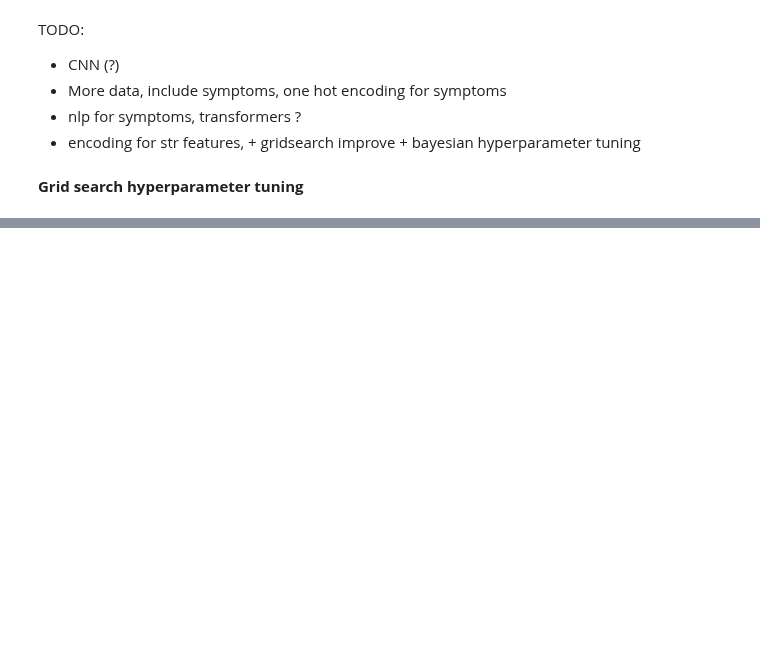
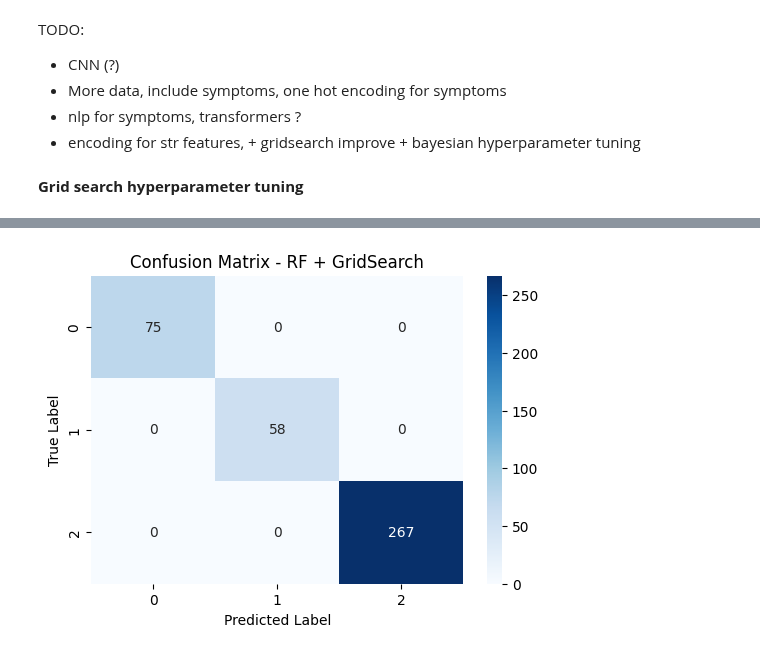
Before and after one commit to maxvonlancaster/nlp-fuzzy, a Jupyter notebook: src/medical.ipynb, the cells around one changed output, grey strips where cells are left out. Drawn from its saved outputs; the diff is of its cells as text; code cells hidden in the pictures; blank space fills up the shorter version.

```diff
--- a/src/medical.ipynb
+++ b/src/medical.ipynb
@@ -297,0 +330,83 @@ weighted avg       0.65      0.69      0.65       400
+# %%
+from sklearn.svm import SVC
+from sklearn.model_selection import train_test_split
+from sklearn.metrics import classification_report, accuracy_score, confusion_matrix
+# from sklearn.model_selection import GridSearchCV
+import seaborn as sns
+from sklearn.preprocessing import LabelEncoder
+from xgboost import XGBClassifier
+from skopt import BayesSearchCV
+
+le = LabelEncoder()
+
+
+
+data['Gender_encoded'] = le.fit_transform(data['Gender'])
+data['Treatment_Plan_encoded'] = le.fit_transform(data['Treatment_Plan'])
+data['Symptom_1_encoded'] = le.fit_transform(data['Symptom_1'])
+data['Symptom_2_encoded'] = le.fit_transform(data['Symptom_2'])
+data['Symptom_3_encoded'] = le.fit_transform(data['Symptom_3'])
+
+
+numerical_features = ['Oxygen_Saturation_%', 'Heart_Rate_bpm', 'Body_Temperature_C_scaled',
+                      'Blood_Pressure_mmHg_upper', 'Blood_Pressure_mmHg_lower', 'Age', 'Gender_encoded',
+                      'Symptom_1_encoded', 'Symptom_2_encoded', 'Symptom_3_encoded']
+
+X = data[numerical_features]
+y = data['Treatment_Plan_encoded']
+
+print(len(X), len(y))
+
+X_train, X_test, y_train, y_test = train_test_split(X, y, test_size=0.2, random_state=42)
+
+param_space = {
+    # Tree parameters
+    "max_depth": [3, 4, 5, 6, 8, 10],
+    "min_child_weight": [1, 2, 3, 5, 7, 10],
+    # "gamma": [0, 0.1, 0.2, 0.3, 0.5],
+    # "subsample": [0.5, 0.6, 0.7, 0.8, 0.9, 1.0],
+    # "colsample_bytree": [0.5, 0.6, 0.7, 0.8, 0.9, 1.0],
+
+    # Learning parameters
+    # "learning_rate": [0.001, 0.01, 0.05, 0.1, 0.2],
+    "n_estimators": [100, 200, 400, 600, 800, 1000],
+
+    # Regularization
+    # "reg_alpha": [0, 0.001, 0.01, 0.1, 1],
+    # "reg_beta": [0, 0.001, 0.01, 0.1, 1],  # (older versions use reg_lambda)
+    # "lambda": [0, 0.001, 0.01, 0.1, 1],
+
+    # Imbalance handling
+    # "scale_pos_weight": [1, 2, 3, 5, 10, 20],
+
+    # Tree construction algorithm
+    # "tree_method": ["auto", "exact", "approx", "hist"],
+}
+
+grid = BayesSearchCV(XGBClassifier(), param_space, refit = True, verbose = 3,n_jobs=-1)
+
+# fitting the model for grid search
+grid.fit(X_train, y_train)
+
+# print best parameter after tuning
+print(grid.best_params_)
+grid_predictions = grid.predict(X_test)
+
+# # initialize svm classifier
+# svm_model = SVC(kernel="rbf", probability=True, random_state=42)
+# svm_model.fit(X_train, y_train)
+
+# y_pred = svm_model.predict(X_test)
+
+print(f"Accuracy: {accuracy_score(y_test, grid_predictions):.4f}")
+print(classification_report(y_test, grid_predictions))
+
+# confusion matrix:
+cm = confusion_matrix(y_test, grid_predictions)
+plt.figure(figsize=(6, 4))
+sns.heatmap(cm, annot=True, fmt="d", cmap="Blues", xticklabels=["0", "1", "2"], yticklabels=["0", "1", "2"])
+plt.xlabel("Predicted Label")
+plt.ylabel("True Label")
+plt.title("Confusion Matrix - RF + GridSearch")
+plt.show()
+# %% [output]
@@ -297,0 +430 @@ weighted avg       0.65      0.69      0.65       400
+[figure, added]
```
Also changed, not shown: parts of 4 cells of this notebook, 4 other files.
